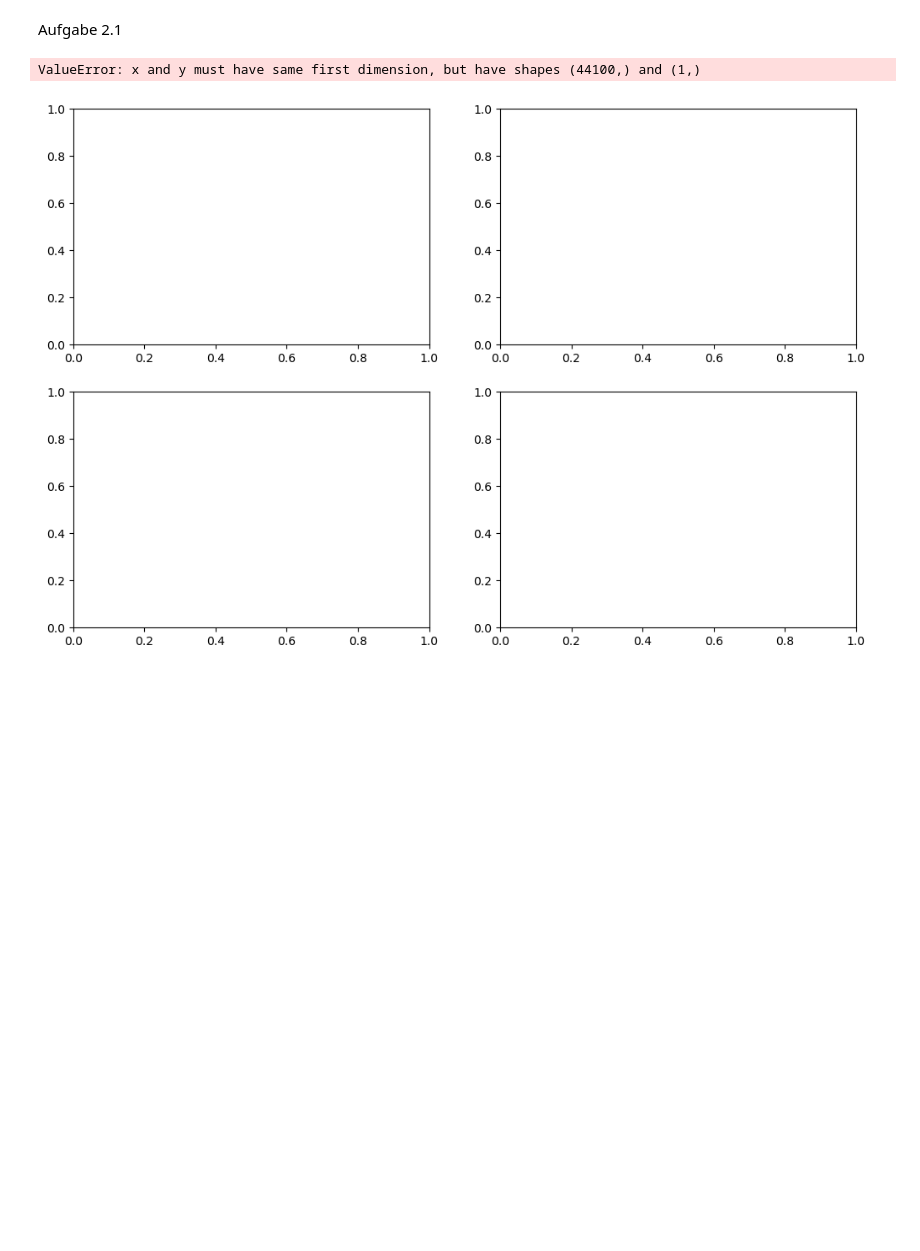
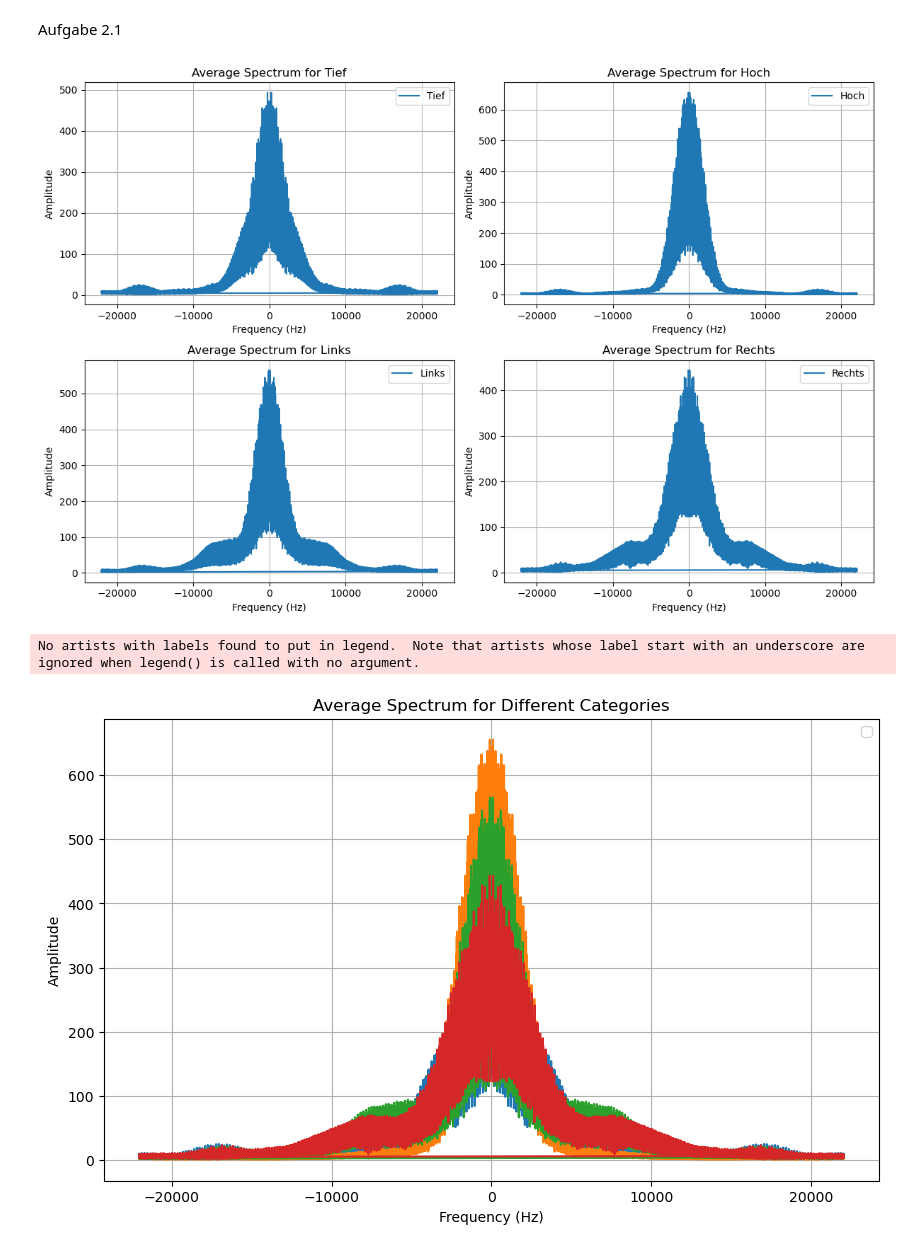
Before and after one commit to Matze-Katze/SSS, a Jupyter notebook: Versuch4/versuch4.ipynb, the cells around one changed output. Drawn from its saved outputs; the diff is of its cells as text; code cells hidden in the pictures; blank space fills up the shorter version.

```diff
--- a/Versuch4/versuch4.ipynb
+++ b/Versuch4/versuch4.ipynb
@@ -31,7 +31,7 @@ def aufnahme():
 #aufnahme()
 # %%
 
-def trigger(path, threshold,skipheader=0):
+def trigger(path, threshold=1200,skipheader=0):
     sample = numpy.load(path)
     x = []
     for i in range(skipheader,len(sample)):
@@ -102,51 +102,53 @@ plt.show()
 # %% [markdown]
 Aufgabe 2.1
 # %%
-folder_path = "./test/"
+folder_path = "./training/"
 
 rauschen=1200
 
 tief_arrays = {f"tief{i}":trigger(os.path.join(folder_path, f"tief{i}.npy"),rauschen) for i in range(5)}
 hoch_arrays = {f"hoch{i}":trigger(os.path.join(folder_path, f"hoch{i}.npy"),rauschen) for i in range(5)}
 links_arrays = {f"links{i}":trigger(os.path.join(folder_path, f"links{i}.npy"),rauschen) for i in range(5)}
+
 rechts_arrays = {f"rechts{i}":trigger(os.path.join(folder_path, f"rechts{i}.npy"),rauschen) for i in range(5)}
 
-
 def plot_average_spectrum(category, arrays, ax=None):
-    average_spectrum = numpy.mean([calculate_amplitude_spectrum(arr) for arr in arrays.values()], axis=0)
+    average_spectrum = numpy.mean([fft_with_windows(arr) for arr in arrays.values()], axis=0)
     ax.plot(FREQUENCIES, average_spectrum, label=category)
     ax.set_title(f'Average Spectrum for {category}')
     ax.set_xlabel('Frequency (Hz)')
     ax.set_ylabel('Amplitude')
     ax.legend()
     ax.grid(True)
+    return average_spectrum
 
 
 fig, axes = plt.subplots(nrows=2, ncols=2, figsize=(12, 8))
 
-plot_average_spectrum('Tief', tief_arrays, ax=axes[0, 0])
-plot_average_spectrum('Hoch', hoch_arrays, ax=axes[0, 1])
-plot_average_spectrum('Links', links_arrays, ax=axes[1, 0])
-plot_average_spectrum('Rechts', rechts_arrays, ax=axes[1, 1])
+avTief=plot_average_spectrum('Tief', tief_arrays, ax=axes[0, 0])
+avHoch=plot_average_spectrum('Hoch', hoch_arrays, ax=axes[0, 1])
+avLinks=plot_average_spectrum('Links', links_arrays, ax=axes[1, 0])
+avRechts=plot_average_spectrum('Rechts', rechts_arrays, ax=axes[1, 1])
 
 plt.tight_layout()
 plt.show()
 
 
 plt.figure(figsize=(10, 6))
 
-plot_average_spectrum('Tief', tief_arrays, plt.gca())
-plot_average_spectrum('Hoch', hoch_arrays, plt.gca())
-plot_average_spectrum('Links', links_arrays, plt.gca())
-plot_average_spectrum('Rechts', rechts_arrays, plt.gca())
+plt.plot(FREQUENCIES,avTief)
+plt.plot(FREQUENCIES,avHoch)
+plt.plot(FREQUENCIES,avLinks)
+plt.plot(FREQUENCIES,avRechts)
+
 
 plt.title('Average Spectrum for Different Categories')
 plt.xlabel('Frequency (Hz)')
 plt.ylabel('Amplitude')
 plt.legend()
 plt.grid(True)
-print(str(tief_arrays)+"\n"+str(hoch_arrays))
 plt.show()
 # %% [output]
+[figure, new version]
-ValueError: x and y must have same first dimension, but have shapes (44100,) and (1,)
+No artists with labels found to put in legend.  Note that artists whose label start with an underscore are ignored when legend() is called with no argument.
-[figure, old version]
+[figure, added]
```
Also changed, not shown: parts of 3 cells of this notebook, 4 other files.
